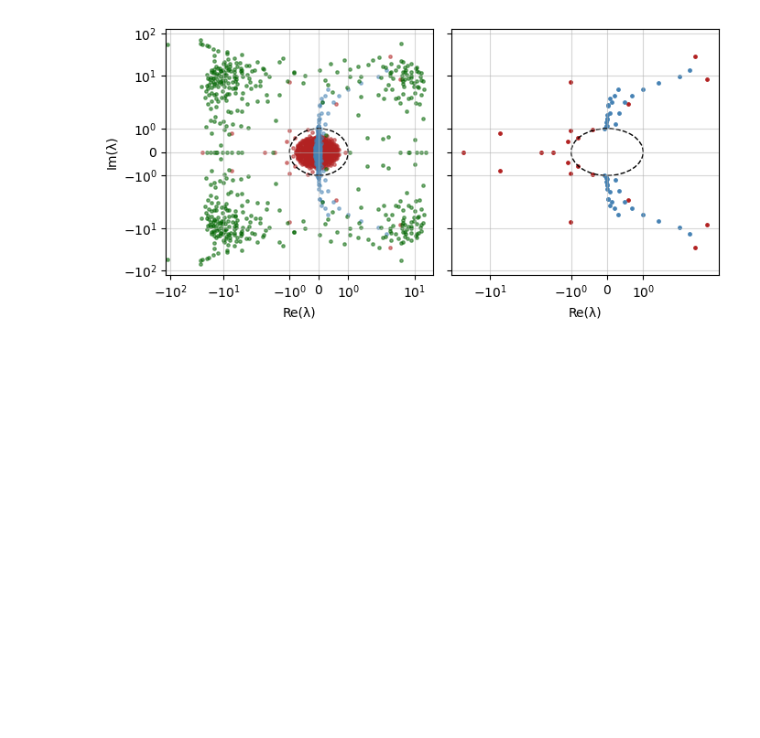
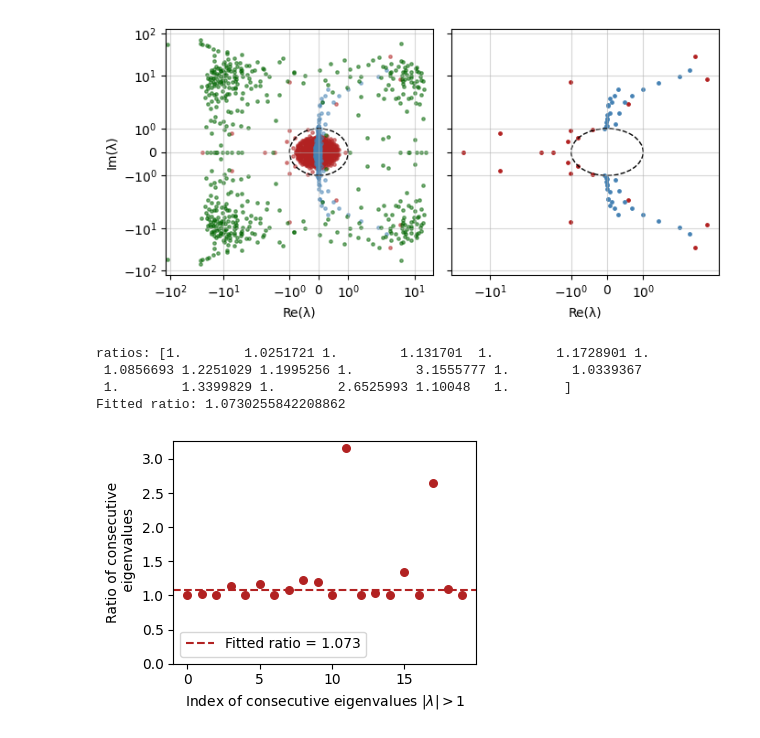
Before and after one commit to qrsyu/STCell, a Jupyter notebook: code/theory_exp/test_RNN.ipynb, the cells around one changed output. Cells and saved outputs as stored; diff of their text form; code cells hidden in the pictures; blank space fills up the shorter version.

```diff
--- a/code/theory_exp/test_RNN.ipynb
+++ b/code/theory_exp/test_RNN.ipynb
@@ -375,3 +375,42 @@ plt.savefig('eigen_spectrum.png', transparent=False, dpi=500)
 # print("spectral radius =", np.max(np.abs(eig_time)))
 # %% [output]
 [figure]
+# %%
+dominant = eig_time[np.abs(eig_time) > 1]
+
+# sort
+# mags = np.sort(np.unique(np.round(np.abs(dominant), 6)))
+mags = np.sort(np.abs(dominant))
+ratios = mags[1:] / mags[:-1]
+print('ratios:', ratios)
+# if ratios are roughly constant → geometric progression → consistent with Liu & Howard
+
+# Fit a y=const to the ratios
+def const(x, a):
+    return a
+
+from scipy.optimize import curve_fit
+lambdas = np.arange(len(mags) - 1)
+# Remove the two outliers in the ratios
+fit_ratios = ratios[ratios < 2.5]
+fit_lambdas = lambdas[ratios < 2.5]
+popt, pcov = curve_fit(const, fit_lambdas, fit_ratios)
+
+print('Fitted ratio:', popt[0])
+
+# Plot ratios of consecutive dominant eigenvalues
+plt.figure(figsize=(4, 3))
+plt.scatter(np.arange(len(mags) - 1), mags[1:] / mags[:-1], s=30, color='firebrick')
+plt.axhline(y=popt[0], color='firebrick', linestyle='--', label=f'Fitted ratio = {popt[0]:.3f}')
+plt.xlabel(r'Index of consecutive eigenvalues $|\lambda|>1$')
+plt.ylabel('Ratio of consecutive\n eigenvalues')
+plt.legend(loc='best')
+plt.ylim(0, None)
+plt.tight_layout()
+plt.savefig('geometric_sequence.png', transparent=False, dpi=500)
+# %% [output]
+ratios: [1.        1.0251721 1.        1.131701  1.        1.1728901 1.
+ 1.0856693 1.2251029 1.1995256 1.        3.1555777 1.        1.0339367
+ 1.        1.3399829 1.        2.6525993 1.10048   1.       ]
+Fitted ratio: 1.0730255842208862
+[figure, added]
```
Also changed, not shown: 20 other files.
